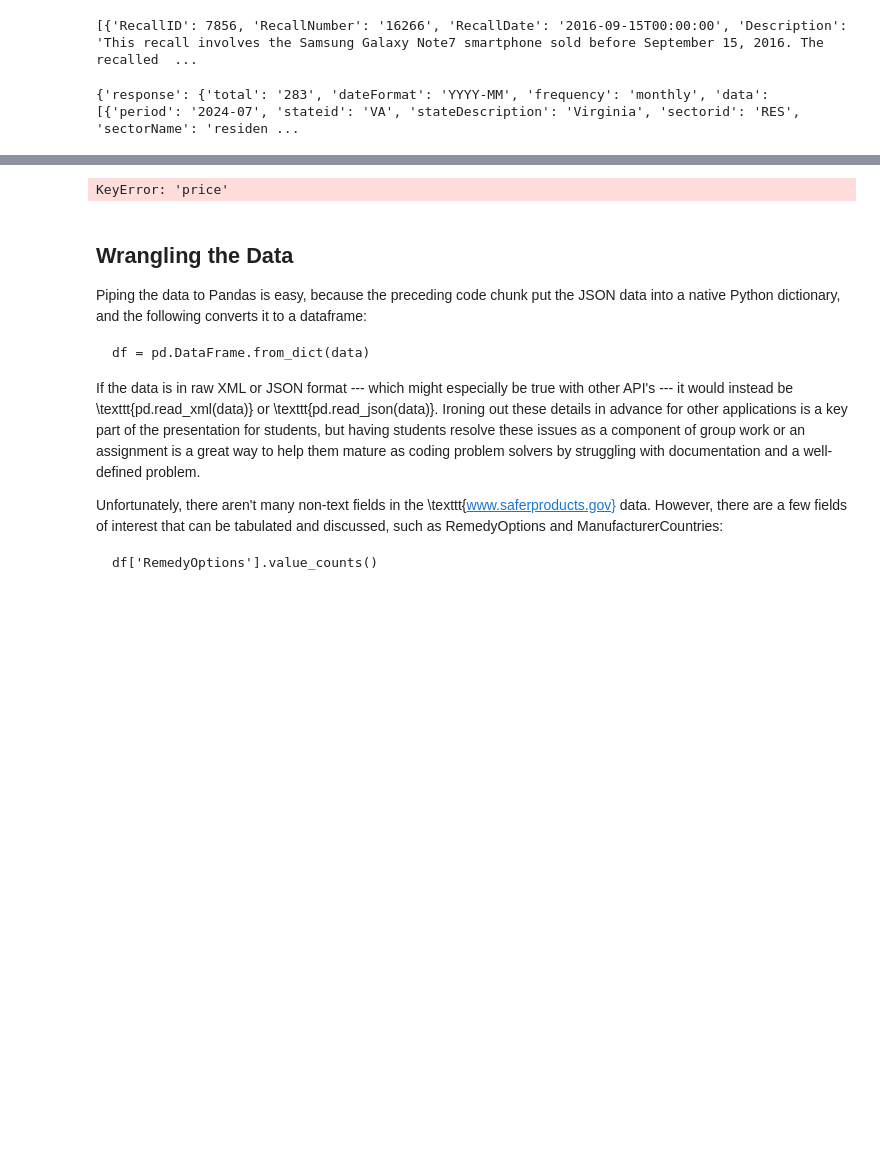
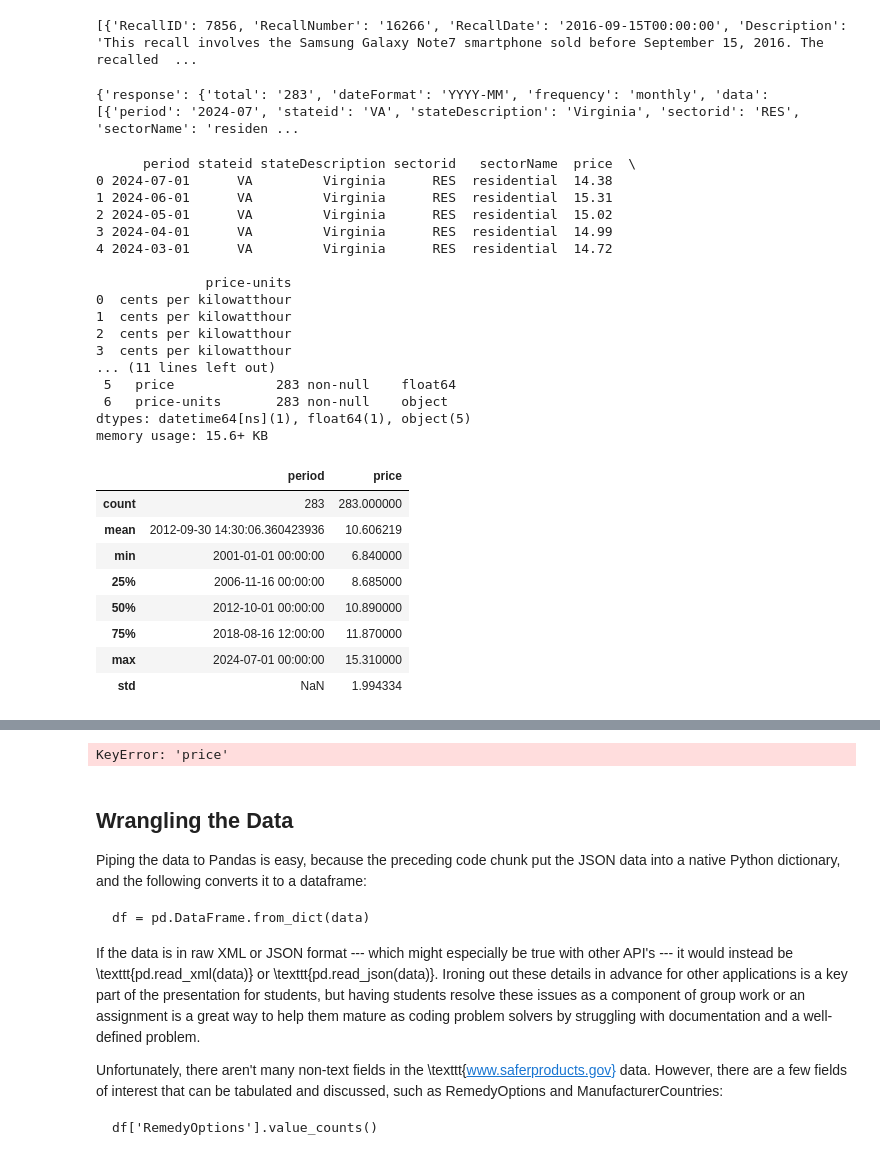
Before and after one commit to SelahM87/MLlabs, a Jupyter notebook: 01_api_calls/assignment_notebook.ipynb, the cells around one changed output, grey strips where cells are left out. Cells and saved outputs as stored; diff of their text form; code cells hidden in the pictures; blank space fills up the shorter version.

```diff
--- a/01_api_calls/assignment_notebook.ipynb
+++ b/01_api_calls/assignment_notebook.ipynb
@@ -154,0 +154,44 @@ df = pd.DataFrame.from_dict(data)
+# %%
+# Extract the relevant data
+data_list = data['response']['data']
+
+# Create a DataFrame
+df = pd.DataFrame(data_list)
+
+# Optionally, convert specific columns to numeric types if needed
+df['price'] = pd.to_numeric(df['price'])
+df['period'] = pd.to_datetime(df['period'], format='%Y-%m')
+
+
+# Display the DataFrame
+print(df.head())
+
+df.info()
+df.describe()
+# %% [output]
+      period stateid stateDescription sectorid   sectorName  price  \
+0 2024-07-01      VA         Virginia      RES  residential  14.38
+1 2024-06-01      VA         Virginia      RES  residential  15.31
+2 2024-05-01      VA         Virginia      RES  residential  15.02
+3 2024-04-01      VA         Virginia      RES  residential  14.99
+4 2024-03-01      VA         Virginia      RES  residential  14.72
+
+              price-units
+0  cents per kilowatthour
+1  cents per kilowatthour
+2  cents per kilowatthour
+3  cents per kilowatthour
+... (11 lines left out)
+ 5   price             283 non-null    float64
+ 6   price-units       283 non-null    object
+dtypes: datetime64[ns](1), float64(1), object(5)
+memory usage: 15.6+ KB
+|  | period | price |
+| count | 283 | 283.000000 |
+| mean | 2012-09-30 14:30:06.360423936 | 10.606219 |
+| min | 2001-01-01 00:00:00 | 6.840000 |
+| 25% | 2006-11-16 00:00:00 | 8.685000 |
+| 50% | 2012-10-01 00:00:00 | 10.890000 |
+| 75% | 2018-08-16 12:00:00 | 11.870000 |
+| max | 2024-07-01 00:00:00 | 15.310000 |
+| std | NaN | 1.994334 |
```
Also changed, not shown: parts of 6 cells of this notebook.
